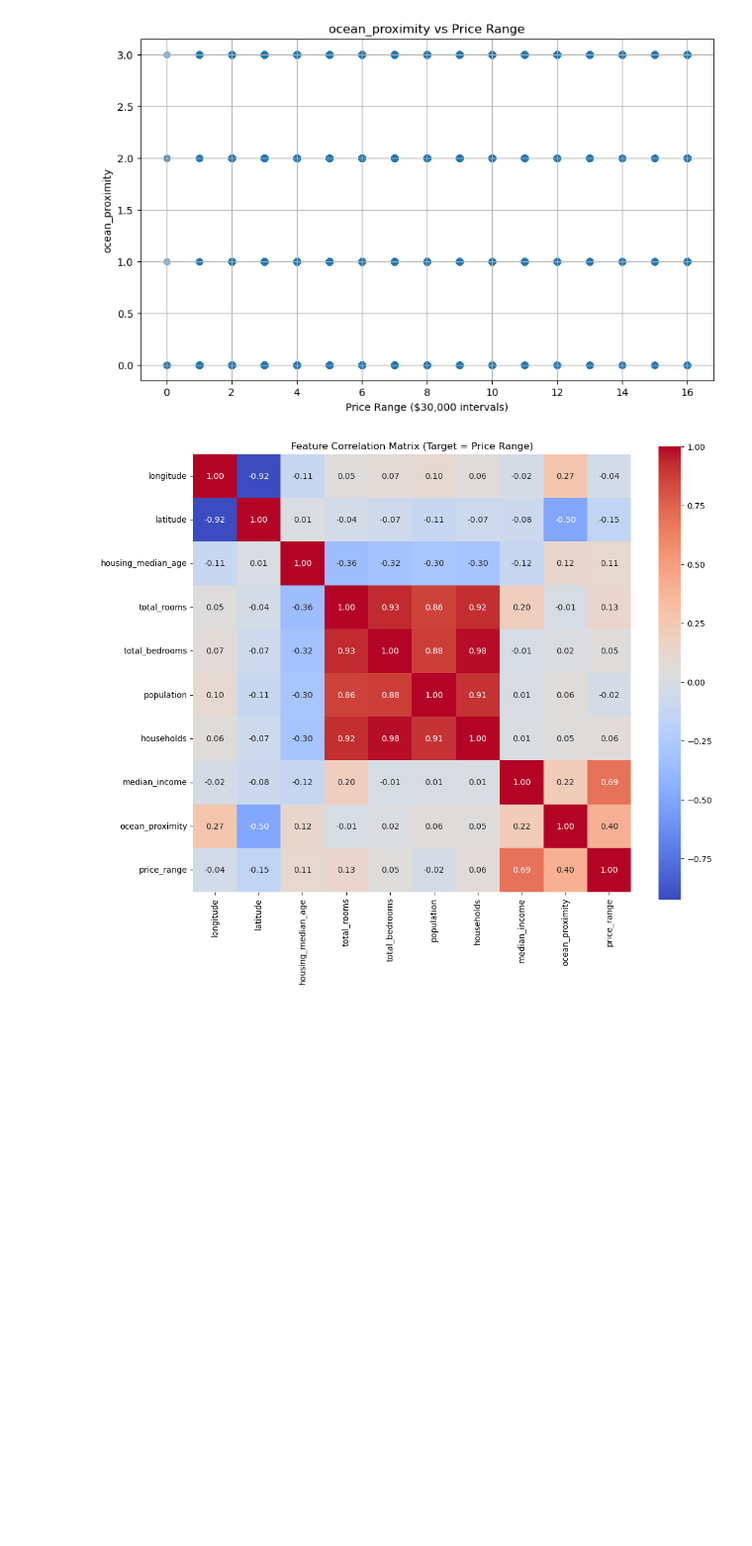
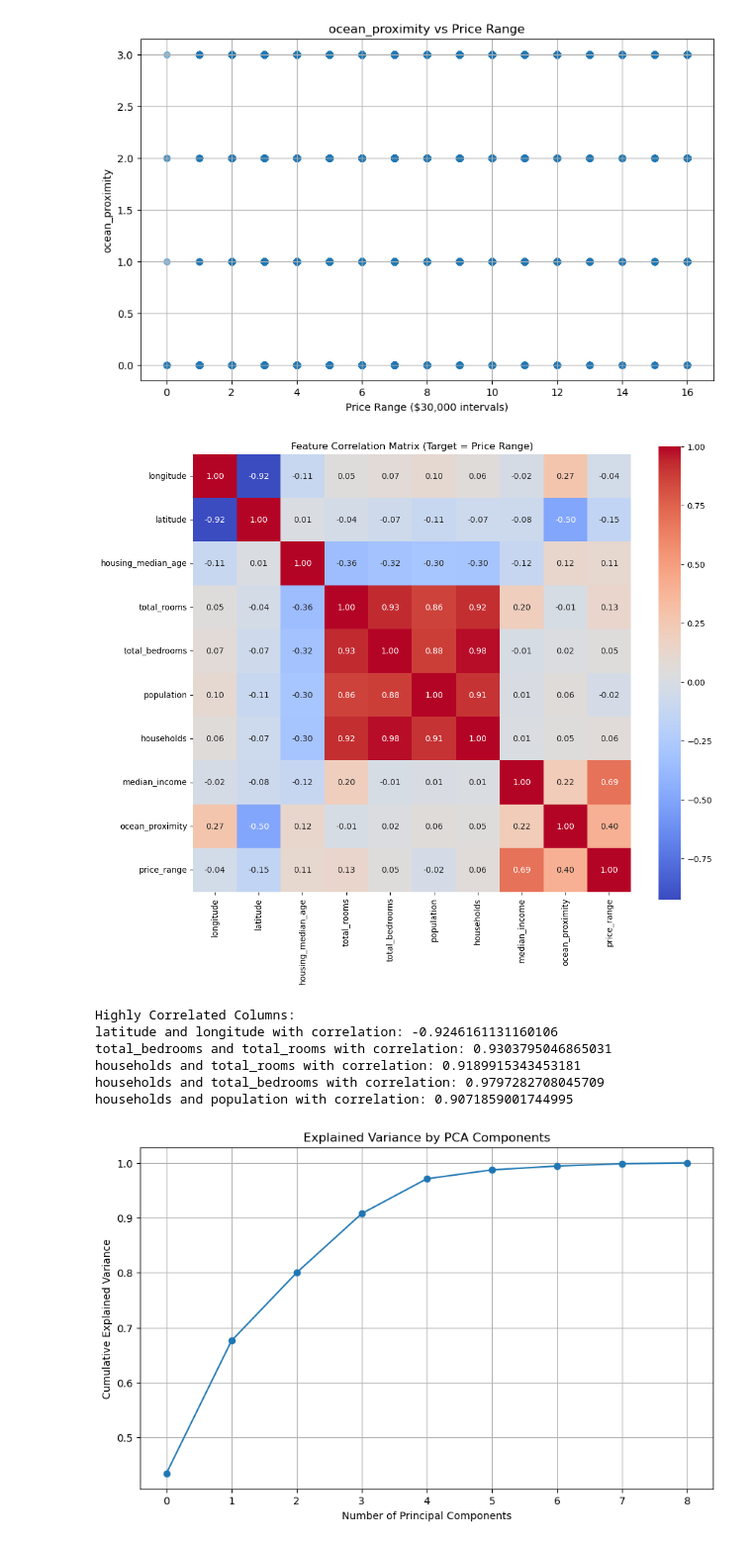
Before and after one commit to yuzukaR/ML_Final, a Jupyter notebook: final_project.ipynb, the cells around one changed output. Shown at 99% size. Drawn from its saved outputs; the diff is of its cells as text; code cells hidden in the pictures; blank space fills up the shorter version.

```diff
--- a/final_project.ipynb
+++ b/final_project.ipynb
@@ -9,6 +9,7 @@ housing = pd.read_csv('housing.csv')
 
 # Step 3: Drop rows with null values
 housing = housing.dropna()
+
 
 # Step 4: Encode 'ocean_proximity'
 ocean_proximity_mapping = {
@@ -33,6 +34,17 @@ housing = housing.drop(columns=['median_house_value'])
 output_path = 'housing_updated.csv'
 housing.to_csv(output_path, index=False)
 
+housing = pd.read_csv('housing_updated.csv')
+
+# Step 1: Features (remove target)
+X = housing.drop(columns=['price_range'])
+
+# Check missing values
+print(X.isnull().sum())
+
+# Drop rows with missing values if any
+X = X.dropna()
+
 # Step 7: Visualization: Distribution of price ranges
 plt.figure(figsize=(12,6))
 housing['price_range'].value_counts().sort_index().plot(kind='bar')
@@ -80,5 +101,49 @@ plt.figure(figsize=(12, 10))
 sns.heatmap(corr_matrix, annot=True, fmt=".2f", cmap='coolwarm', square=True)
 plt.title('Feature Correlation Matrix (Target = Price Range)')
 plt.show()
+
+# Identify and print highly correlated feature pairs (e.g., correlation > 0.9 or < -0.9)
+threshold = 0.9
+high_corr_pairs = []  # To store pairs of highly correlated columns
+
+for i in range(len(corr_matrix.columns)):
+    for j in range(i):
+        if abs(corr_matrix.iloc[i, j]) > threshold:
+            colname_1 = corr_matrix.columns[i]
+            colname_2 = corr_matrix.columns[j]
+            high_corr_pairs.append((colname_1, colname_2, corr_matrix.iloc[i, j]))
+
+# Print the high correlation pairs
+print("Highly Correlated Columns:")
+for pair in high_corr_pairs:
+    print(f"{pair[0]} and {pair[1]} with correlation: {pair[2]}")
 # %% [output]
 [figure]
+Highly Correlated Columns:
+latitude and longitude with correlation: -0.9246161131160106
+total_bedrooms and total_rooms with correlation: 0.9303795046865031
+households and total_rooms with correlation: 0.9189915343453181
+households and total_bedrooms with correlation: 0.9797282708045709
+households and population with correlation: 0.9071859001744995
+# %%
+from sklearn.preprocessing import StandardScaler
+from sklearn.decomposition import PCA
+
+# Step 2: Scale features
+scaler = StandardScaler()
+X_scaled = scaler.fit_transform(X)
+
+# Step 3: Apply PCA
+pca = PCA()
+X_pca = pca.fit_transform(X_scaled)
+
+# Step 4: Plot explained variance
+plt.figure(figsize=(10,6))
+plt.plot(np.cumsum(pca.explained_variance_ratio_), marker='o')
+plt.xlabel('Number of Principal Components')
+plt.ylabel('Cumulative Explained Variance')
+plt.title('Explained Variance by PCA Components')
+plt.grid(True)
+plt.show()
+# %% [output]
+[figure, added]
```
Also changed, not shown: parts of 2 cells of this notebook, 1 other file.
